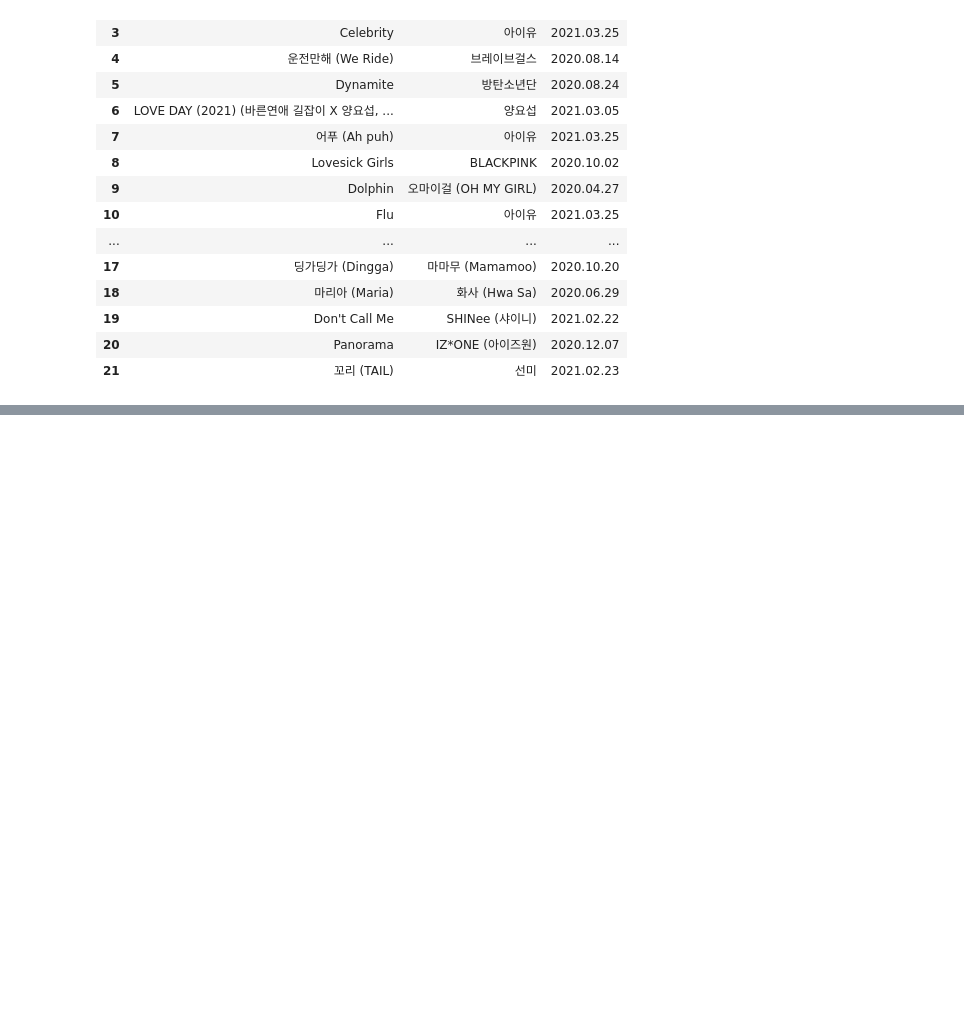
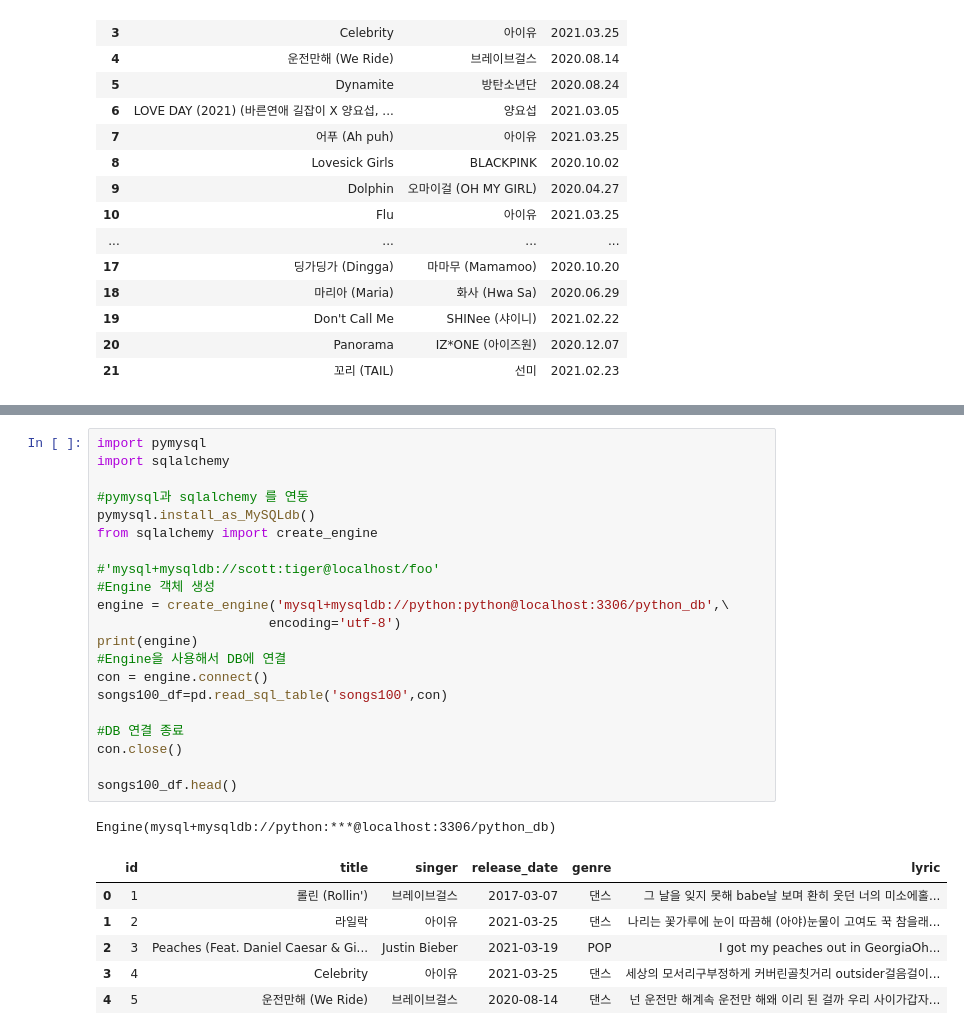
Before and after one commit to vega2k/kosta_webscraping, a Jupyter notebook: 05.Melon 100Chart 수집과 저장_작성.ipynb, the cells around one changed output, grey strips where cells are left out. Cells and saved outputs as stored; diff of their text form; blank space fills up the shorter version.

Commit message:
python web scraping

```diff
--- a/05.Melon 100Chart 수집과 저장.ipynb
+++ b/05.Melon 100Chart 수집과 저장_작성.ipynb
@@ -237,0 +330,29 @@ dance_df
+# %%
+import pymysql
+import sqlalchemy
+
+#pymysql과 sqlalchemy 를 연동
+pymysql.install_as_MySQLdb()
+from sqlalchemy import create_engine
+
+#'mysql+mysqldb://scott:tiger@localhost/foo'
+#Engine 객체 생성
+engine = create_engine('mysql+mysqldb://python:python@localhost:3306/python_db',\
+                      encoding='utf-8')
+print(engine)
+#Engine을 사용해서 DB에 연결
+con = engine.connect()
+songs100_df=pd.read_sql_table('songs100',con)
+
+#DB 연결 종료
+con.close()
+
+songs100_df.head()
+# %% [output]
+Engine(mysql+mysqldb://python:***@localhost:3306/python_db)
+|  | id | title | singer | release_date | genre | lyric |
+| 0 | 1 | 롤린 (Rollin') | 브레이브걸스 | 2017-03-07 | 댄스 | 그 날을 잊지 못해 babe날 보며 환히 웃던 너의 미소에홀... |
+| 1 | 2 | 라일락 | 아이유 | 2021-03-25 | 댄스 | 나리는 꽃가루에 눈이 따끔해 (아야)눈물이 고여도 꾹 참을래... |
+| 2 | 3 | Peaches (Feat. Daniel Caesar & Gi... | Justin Bieber | 2021-03-19 | POP | I got my peaches out in GeorgiaOh... |
+| 3 | 4 | Celebrity | 아이유 | 2021-03-25 | 댄스 | 세상의 모서리구부정하게 커버린골칫거리 outsider걸음걸이... |
+| 4 | 5 | 운전만해 (We Ride) | 브레이브걸스 | 2020-08-14 | 댄스 | 넌 운전만 해계속 운전만 해왜 이리 된 걸까 우리 사이가갑자... |
```
Also changed, not shown: parts of 8 cells of this notebook, 1 other file.
